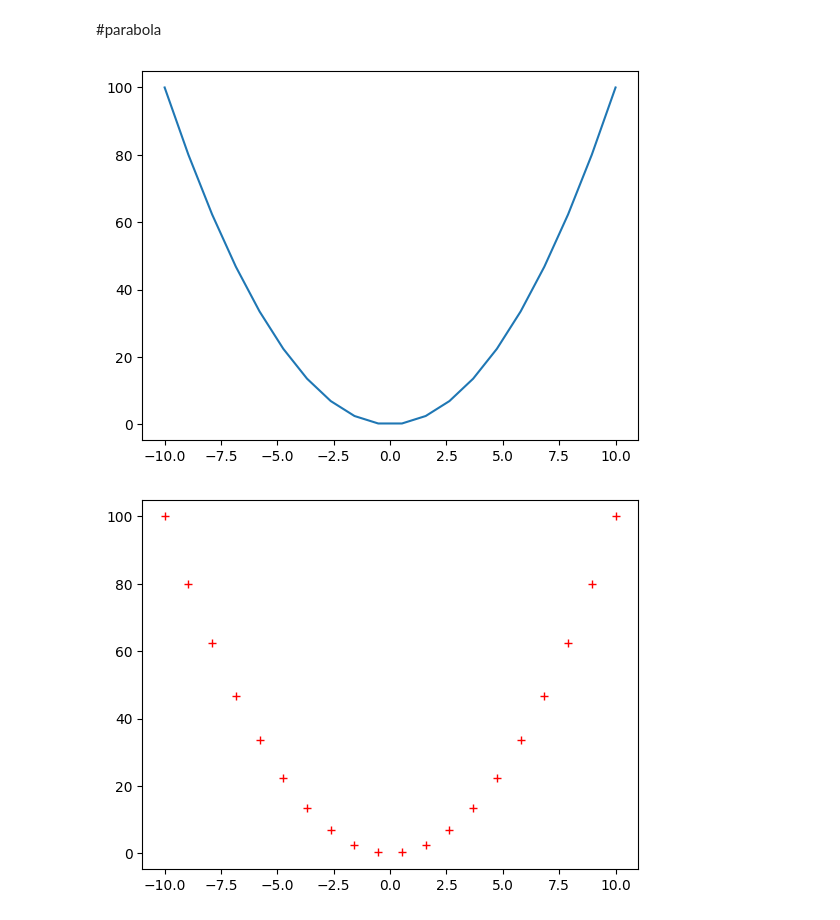
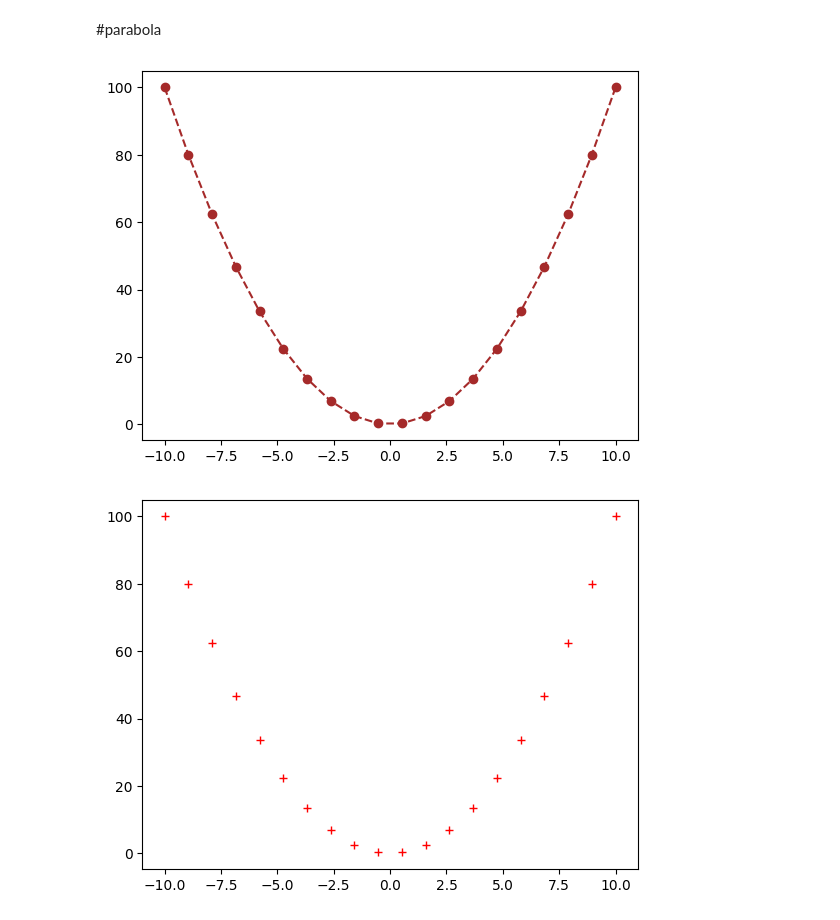
Before and after one commit to RaunakRaj2081/python_Language, a Jupyter notebook: 10_Matplotlib_Tutorial_in_Python.ipynb, the cells around one changed output. Saved outputs shown, nothing was run; the diff lists cells and outputs as text; code cells hidden in the pictures.

```diff
--- a/10_Matplotlib_Tutorial_in_Python.ipynb
+++ b/10_Matplotlib_Tutorial_in_Python.ipynb
@@ -102,10 +157,10 @@ plt.show()
 # %%
 x = np.linspace(-10,10,20)
 y = x**2
-plt.plot(x,y)
+plt.plot(x,y , color = 'brown', linestyle = '--' , marker='o')
 plt.show()
 # %% [output]
-[figure, old version]
+[figure, new version]
 # %%
 plt.plot(x, y, 'r+')
 plt.show()
```
Also changed, not shown: parts of 23 cells of this notebook.
